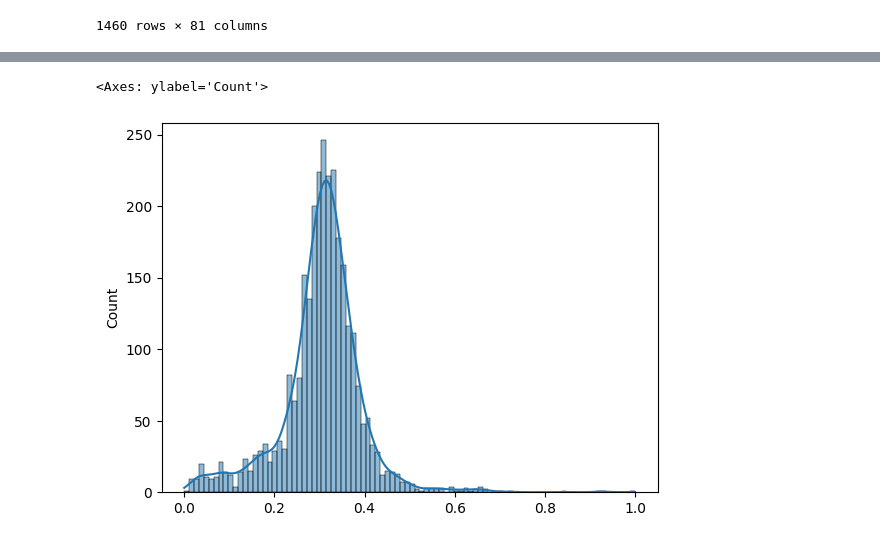
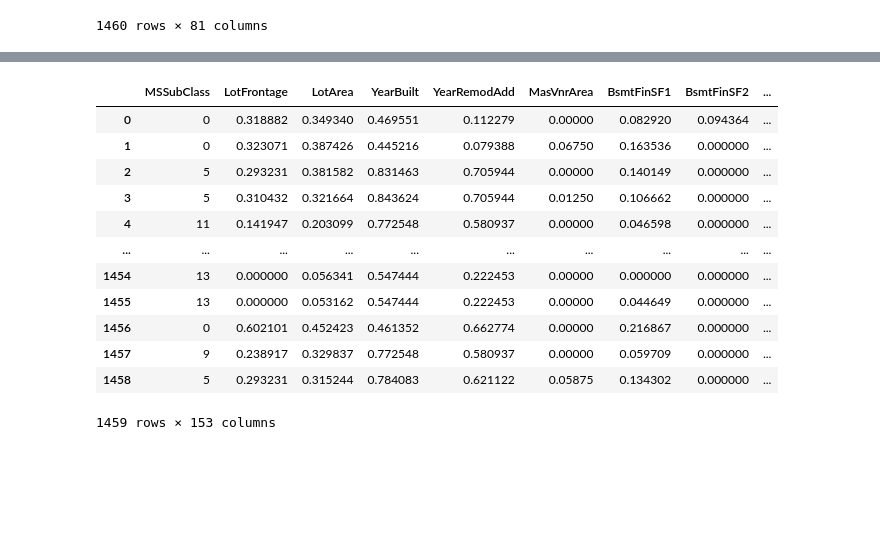
Before and after one commit to Perfomo/Kaggle-House-Prices-Competition, a Jupyter notebook: HousePrices.ipynb, the cells around one changed output, grey strips where cells are left out. Drawn from its saved outputs; the diff is of its cells as text; code cells hidden in the pictures; blank space fills up the shorter version.

```diff
--- a/HousePrices.ipynb
+++ b/HousePrices.ipynb
@@ -41,6 +41,6 @@ train
 | 1459 | 1460 | 20 | RL | 75.0 | 9937 | Pave | NaN | Reg | Lvl | ... |
 1460 rows × 81 columns
 # %%
-naColTr = train.isna().sum()
-naColTr[naColTr.isin([0]) == False]
+t = all_data.isna().sum()
+t[t.isin([0]) == False]
 # %% [output]
@@ -68,7 +49,9 @@ dtype: int64
 from sklearn.preprocessing import MinMaxScaler
 
 def norm_scale_data(cul):
-    t = stats.boxcox(cul)[0]
+    t = cul
+    if(t.min() > 0):
+        t = stats.boxcox(cul)[0]
     t = np.array(t).reshape(-1, 1)
     mms = MinMaxScaler()
     t = mms.fit_transform(t)
@@ -77,7 +60,8 @@ def norm_scale_data(cul):
 to_dum = ["MSZoning", "Street", ]
 # %%
 all_data = pd.concat([test, train])
-all_data = all_data.drop("Id", axis=1)
+y = all_data["SalePrice"]
+all_data = all_data.drop(["Id", 'SalePrice'], axis=1)
 all_data
 # %% [output]
 |  | MSSubClass | MSZoning | LotFrontage | LotArea | Street | Alley | LotShape | LandContour | Utilities | ... |
@@ -96,10 +79,0 @@ all_data
-# %%
-all_data["MSSubClass"] = all_data["MSSubClass"].astype('category').cat.codes
-
-all_data["LotFrontage"] = norm_scale_data(all_data["LotFrontage"].fillna(69))
-
-all_data["LotArea"] = norm_scale_data(all_data["LotArea"])
-
-all_data["Alley"] = all_data["Alley"].fillna("NoAccess")
-
-sns.histplot(all_data["LotArea"], kde=True)
@@ -190,5 +164,17 @@ sns.histplot(all_data["LotArea"], kde=True)
-# %%
-sns.histplot(norm_scale_data(all_data["LotArea"]), kde=True)
-# %% [output]
-<Axes: ylabel='Count'>
-[figure, removed]
+# %%
+test_data = all_data.iloc[0:1459]
+test_data
+# %% [output]
+|  | MSSubClass | LotFrontage | LotArea | YearBuilt | YearRemodAdd | MasVnrArea | BsmtFinSF1 | BsmtFinSF2 | ... |
+| 0 | 0 | 0.318882 | 0.349340 | 0.469551 | 0.112279 | 0.00000 | 0.082920 | 0.094364 | ... |
+| 1 | 0 | 0.323071 | 0.387426 | 0.445216 | 0.079388 | 0.06750 | 0.163536 | 0.000000 | ... |
+| 2 | 5 | 0.293231 | 0.381582 | 0.831463 | 0.705944 | 0.00000 | 0.140149 | 0.000000 | ... |
+| 3 | 5 | 0.310432 | 0.321664 | 0.843624 | 0.705944 | 0.01250 | 0.106662 | 0.000000 | ... |
+| 4 | 11 | 0.141947 | 0.203099 | 0.772548 | 0.580937 | 0.00000 | 0.046598 | 0.000000 | ... |
+| ... | ... | ... | ... | ... | ... | ... | ... | ... | ... |
+| 1454 | 13 | 0.000000 | 0.056341 | 0.547444 | 0.222453 | 0.00000 | 0.000000 | 0.000000 | ... |
+| 1455 | 13 | 0.000000 | 0.053162 | 0.547444 | 0.222453 | 0.00000 | 0.044649 | 0.000000 | ... |
+| 1456 | 0 | 0.602101 | 0.452423 | 0.461352 | 0.662774 | 0.00000 | 0.216867 | 0.000000 | ... |
+| 1457 | 9 | 0.238917 | 0.329837 | 0.772548 | 0.580937 | 0.00000 | 0.059709 | 0.000000 | ... |
+| 1458 | 5 | 0.293231 | 0.315244 | 0.784083 | 0.621122 | 0.05875 | 0.134302 | 0.000000 | ... |
+1459 rows × 153 columns
```
Also changed, not shown: parts of 24 cells of this notebook.
